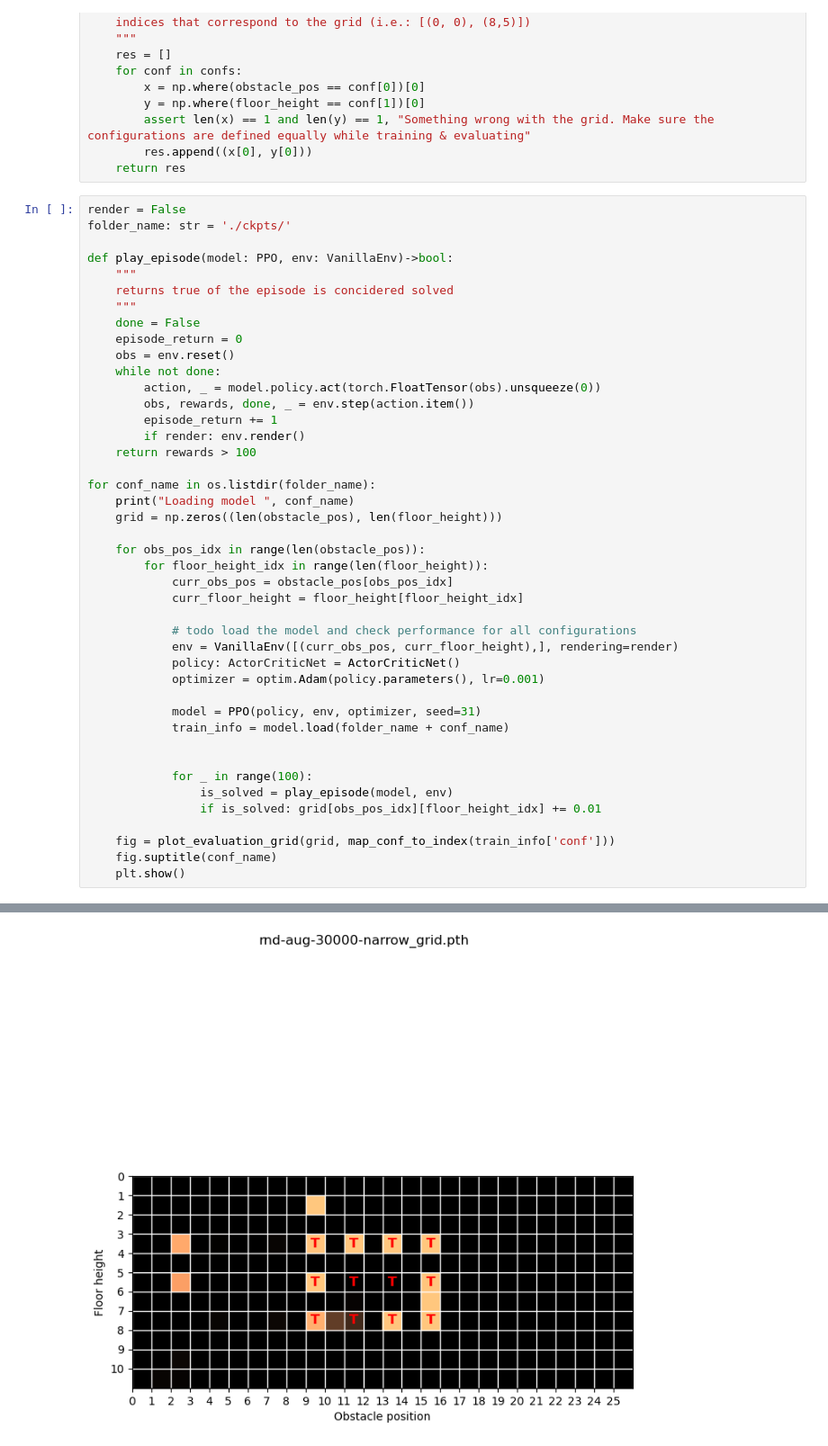
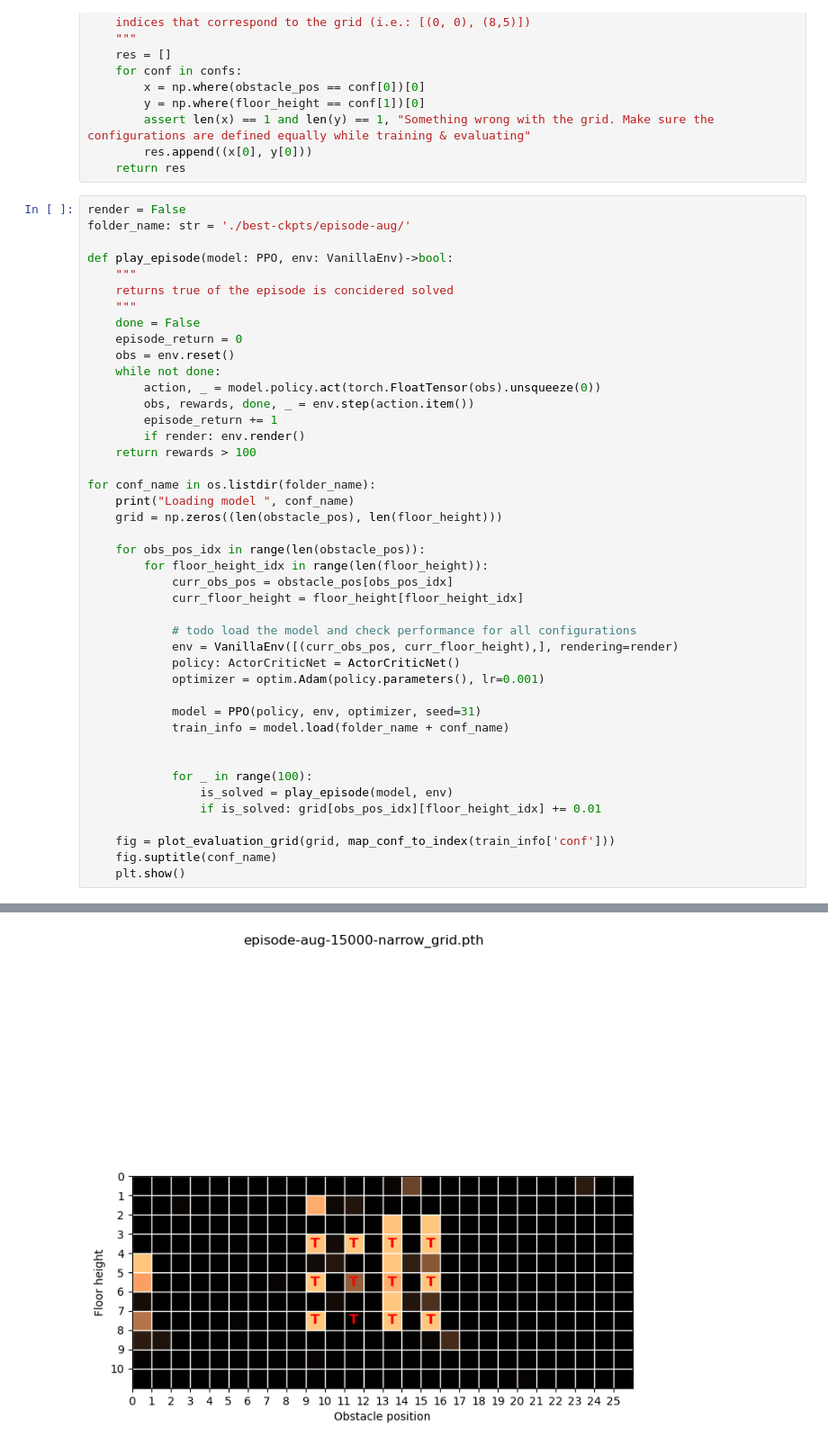
Before and after one commit to manusimidt/jku_practical_work, a Jupyter notebook: visualize_configuration.ipynb, the cells around one changed output, grey strips where cells are left out. Shown: that part at 90% size. Saved outputs shown, nothing was run; the diff lists cells and outputs as text.

```diff
--- a/visualize_configuration.ipynb
+++ b/visualize_configuration.ipynb
@@ -78,7 +78,7 @@ def map_conf_to_index(confs:list)->list:
     return res
 # %%
 render = False
-folder_name: str = './ckpts/'
+folder_name: str = './best-ckpts/episode-aug/'
 
 def play_episode(model: PPO, env: VanillaEnv)->bool:
     """
@@ -124 +124 @@ Loading model  rnd-aug-30000-narrow_grid.pth
-[figure, old version]
+[figure, new version]
```
Also changed, not shown: parts of 1 cell of this notebook, 3 other files.
